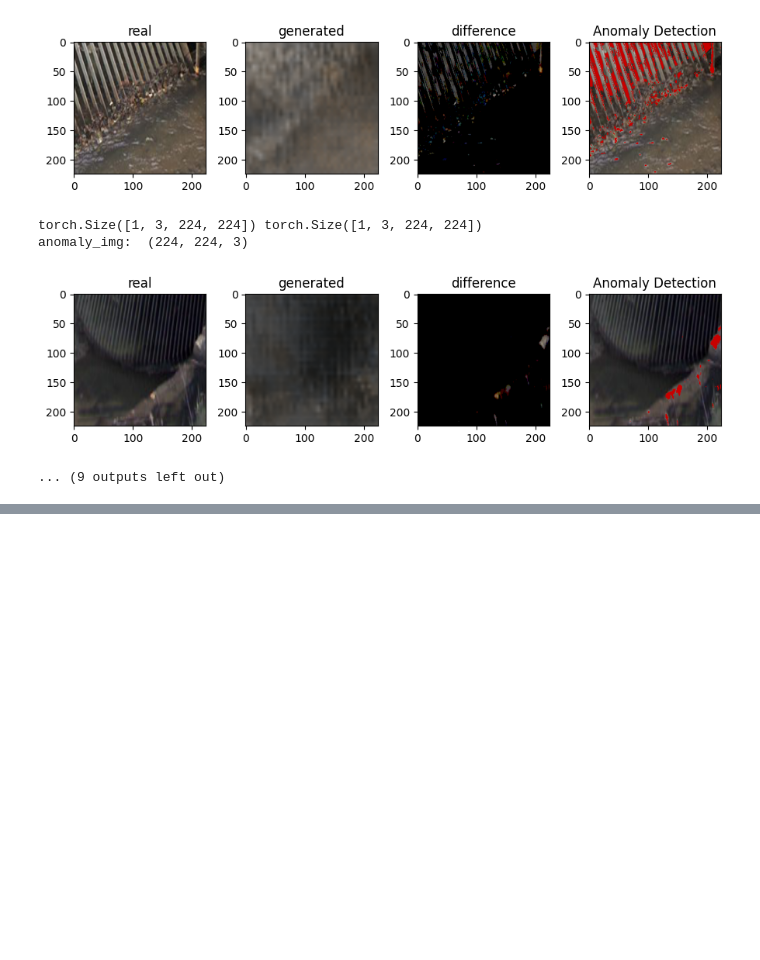
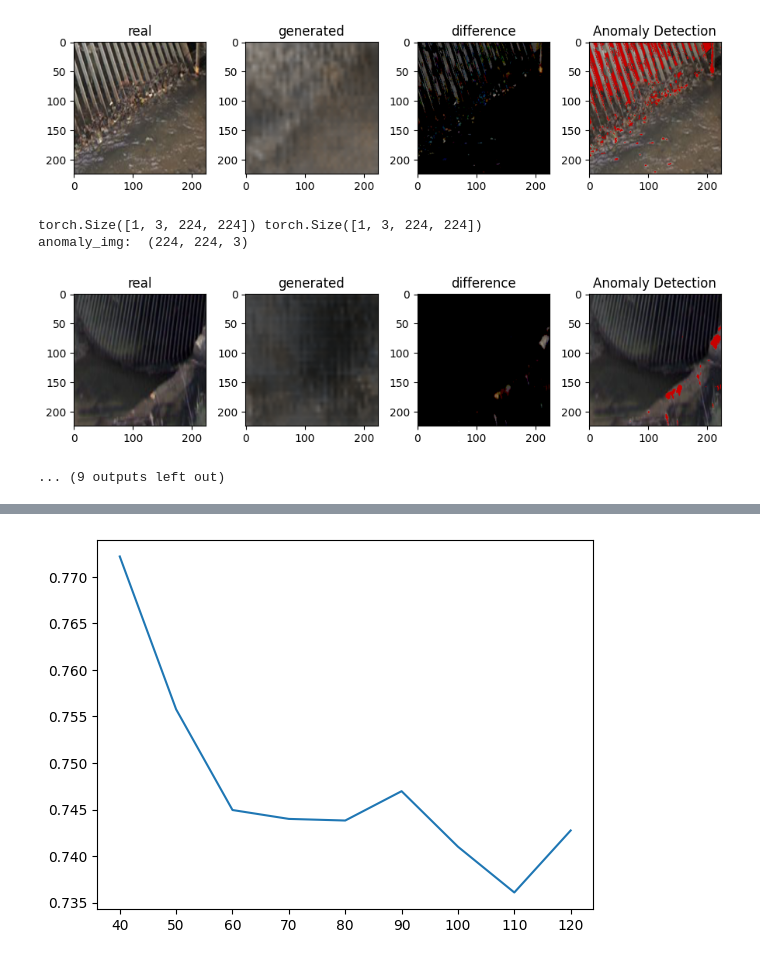
Before and after one commit to EmbeddedAndMore/AD-VAE, a Jupyter notebook: vae_v4.ipynb, the cells around one changed output, grey strips where cells are left out. Saved outputs shown, nothing was run; the diff lists cells and outputs as text; code cells hidden in the pictures; blank space fills up the shorter version.

```diff
--- a/vae_v4.ipynb
+++ b/vae_v4.ipynb
@@ -23,7 +20,7 @@ from vae_v4.dataset import TrashDataset
 INPUT_DIM=64*64
 Z_DIM = 10
 NUM_EPOCHS=120
-BATCH_SIZE=64
+BATCH_SIZE=32
 LA_REATE = 0.00015
 SAVE_MODEL_ITTR=10
 SAVE_MODEL_PATH= "./vae_v4_saved_models"
@@ -100,3 +80,36 @@ TypeError: unsupported operand type(s) for -: 'ReLU' and 'ReLU'
+# %%
+vgg_model_r = vgg16(pretrained=True).to(DEVICE)
+conv1r = vgg_model_r.features[:2]
+conv2r = vgg_model_r.features[:7]
+conv3r = vgg_model_r.features[:12]
+
+img = train_dataset[0]["img"].unsqueeze(0)
+
+def loss_function_1(x_hat, x, mean, log_var):
+    alpha = 1
+    beta = 0.5
+    ### calculate perception loss
+    r1=conv1r(x)
+    r2=conv2r(x)
+    r3=conv3r(x)
+
+    g1=conv1r(x_hat)
+    g2=conv2r(x_hat)
+    g3=conv3r(x_hat)
+
+    l1_loss = torch.sum(torch.pow((r1-g1),2),dim=[1,2,3])
+    l2_loss = torch.sum(torch.pow((r2-g2),2),dim=[1,2,3])
+    l3_loss = torch.sum(torch.pow((r3-g3),2),dim=[1,2,3])
+
+    pct_loss = torch.mean(l1_loss + l2_loss + l3_loss)
+
+    ### calculate KL loss
+    kl_loss = torch.mean(- 0.5 * torch.sum(1+ log_var - mean.pow(2) - log_var.exp()))
+
+    ### calculate total loss
+    return torch.add(beta * pct_loss, alpha * kl_loss)
+
+loss_fn = loss_function_1
 # %%
 model.train()
 epoch_train_losses = []
@@ -339,7 +355,7 @@ all_actual_predictions = {}
 all_diffs_categorized = {}
 all_diffs ={}
 
-epochs = [10,20,30,40,50,60,70,80,90,100,110,120]
+epochs = [40,50,60,70,80,90,100,110,120]
 
                  # model eval version
 for epoch in epochs:
@@ -367,7 +383,7 @@ for epoch in epochs:
             diff_img[diff_img < ignorance_threshold] = 0
             diff = np.sum(diff_img)
 
-            if diff < 2500:
+            if diff < 4000:
                 predictions.append("notrash")
             else:
                 predictions.append("trash")
@@ -417,7 +430,7 @@ def calculate_metrics(all_actual_predictions:dict):
     all_balanced_accuracy = {}
     for epoch, (act, pred) in all_actual_predictions.items():
         true_pos, true_neg, false_pos, false_neg = calculate_submetrics(act, pred)
-        all_balanced_accuracy[epoch] = (balanced_accuracy(true_pos, true_neg, false_pos, false_neg), true_pos, true_neg, false_pos, false_neg)
+        all_balanced_accuracy[epoch] = (balanced_accuracy(false_pos,true_pos, true_neg , false_neg), true_pos, true_neg, false_pos, false_neg)
 
     return all_balanced_accuracy
 # %%
@@ -439,3 +462,8 @@ balanced_acc_1
+# %%
+plt.plot(list(balanced_acc_1.keys()), [val[0] for key, val in balanced_acc_1.items()])
+plt.show()
+# %% [output]
+[figure, added]
 # %%
 best_balanced_accuracy_overall = {}
 for epoch, diffs in all_diffs.items():
```
Also changed, not shown: parts of 11 cells of this notebook, 1 other file.
